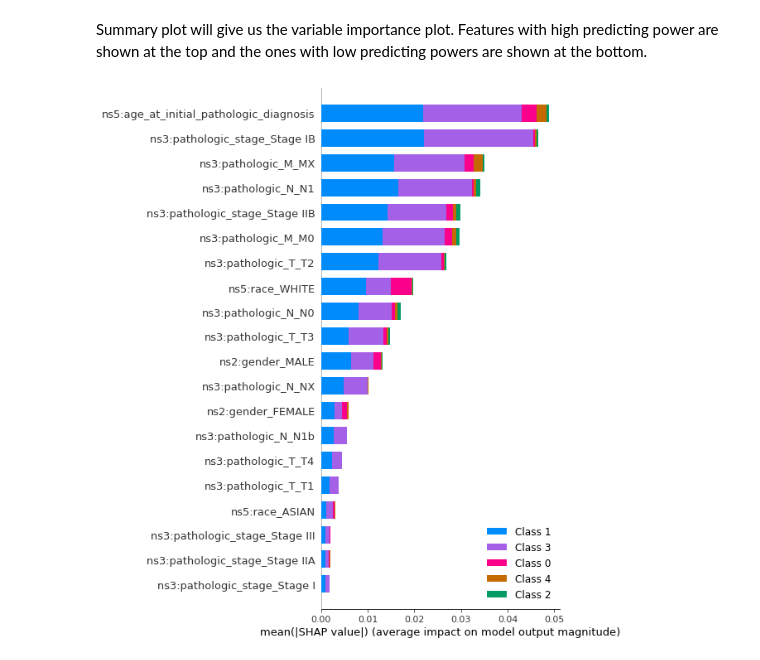
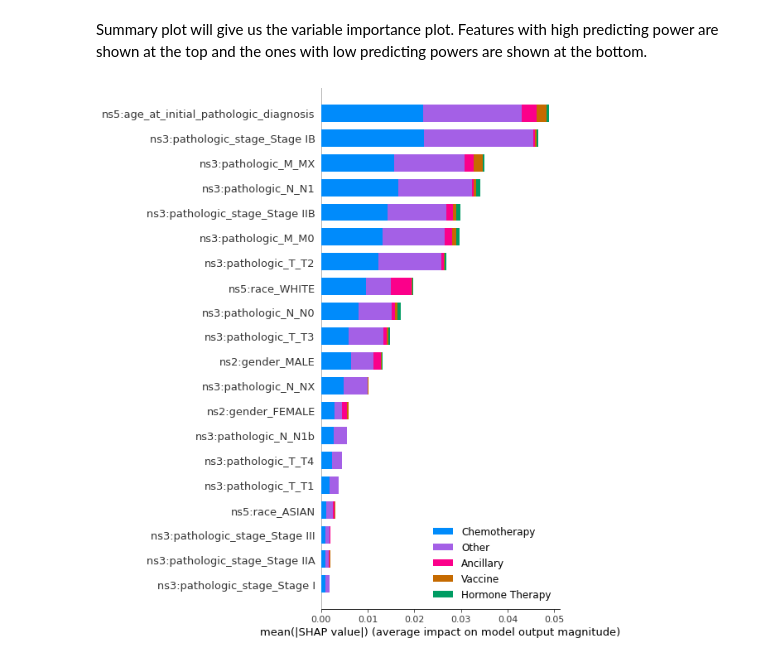
Before and after one commit to jrbobes/jrbobes-hitl-ml, a Jupyter notebook: PAAD_RandomForest_Treatment_type_XAI.ipynb, the cells around one changed output. Cells and saved outputs as stored; diff of their text form; code cells hidden in the pictures.

```diff
--- a/PAAD_RandomForest_Treatment_type_XAI.ipynb
+++ b/PAAD_RandomForest_Treatment_type_XAI.ipynb
@@ -133,9 +148,9 @@ shap_values = explainer.shap_values(X_encoded)
 # %% [markdown]
 Summary plot will give us the variable importance plot. Features with high predicting power are shown at the top and the ones with low predicting powers are shown at the bottom.
 # %%
-shap.summary_plot(shap_values, X_encoded, plot_type='bar')
+shap.summary_plot(shap_values, X_encoded, plot_type='bar', class_names=['Ancillary', 'Chemotherapy', 'Hormone Therapy', 'Other', 'Vaccine'])
 # %% [output]
-[figure, old version]
+[figure, new version]
 # %%
 //TODO
 
```
Also changed, not shown: parts of 1 cell of this notebook.
